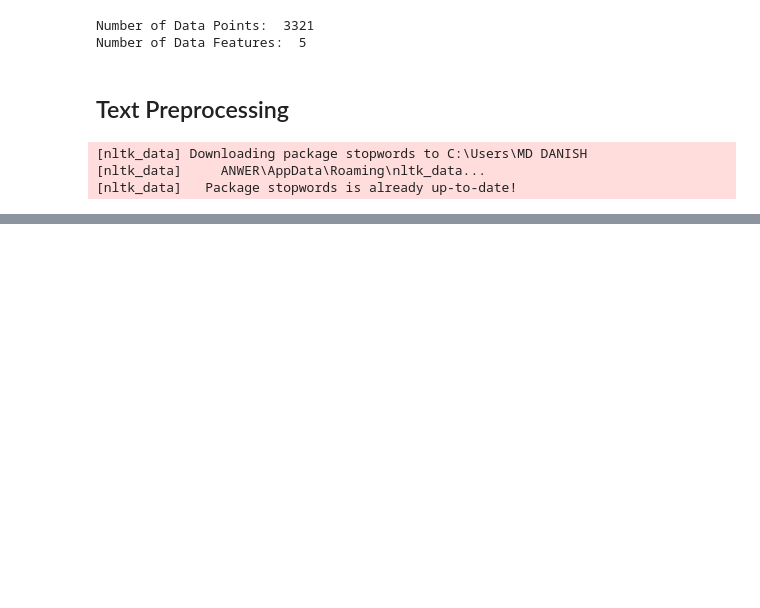
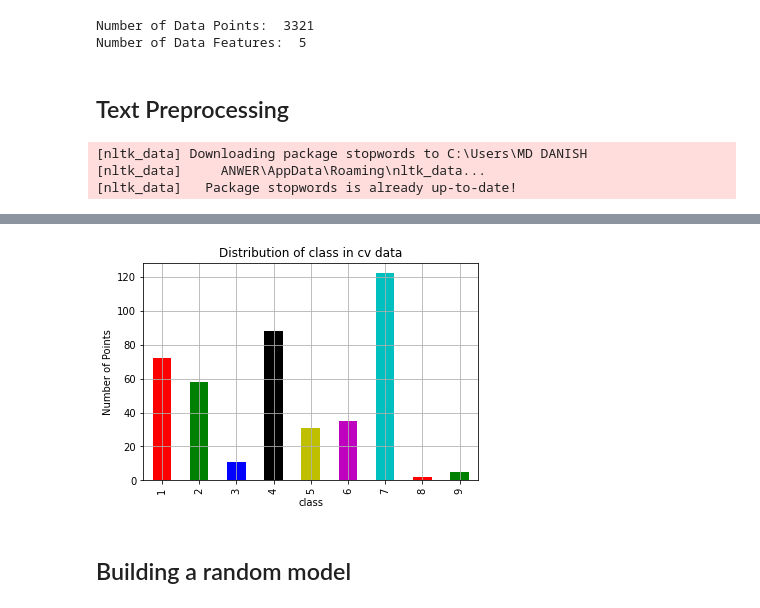
Before and after one commit to danish2562022/Personalised_Cancer_Diagnosis, a Jupyter notebook: Cancer_Diagnosis.ipynb, the cells around one changed output, grey strips where cells are left out. Drawn from its saved outputs; the diff is of its cells as text; code cells hidden in the pictures; blank space fills up the shorter version.

```diff
--- a/Cancer_Diagnosis.ipynb
+++ b/Cancer_Diagnosis.ipynb
@@ -81,0 +123,12 @@ DATA['TEXT']=DATA['TEXT'].apply(textpreprocess)
+# %%
+my_colors = ['r','g','b','k','y','m','c']
+cvclassdist.plot(kind='bar',color=my_colors)
+plt.xlabel('class')
+plt.ylabel('Number of Points')
+plt.title('Distribution of class in cv data')
+plt.grid()
+plt.show()
+# %% [output]
+[figure, added]
+# %% [markdown]
+<h2>Building a random model</h2>
```
Also changed, not shown: parts of 25 cells of this notebook.
